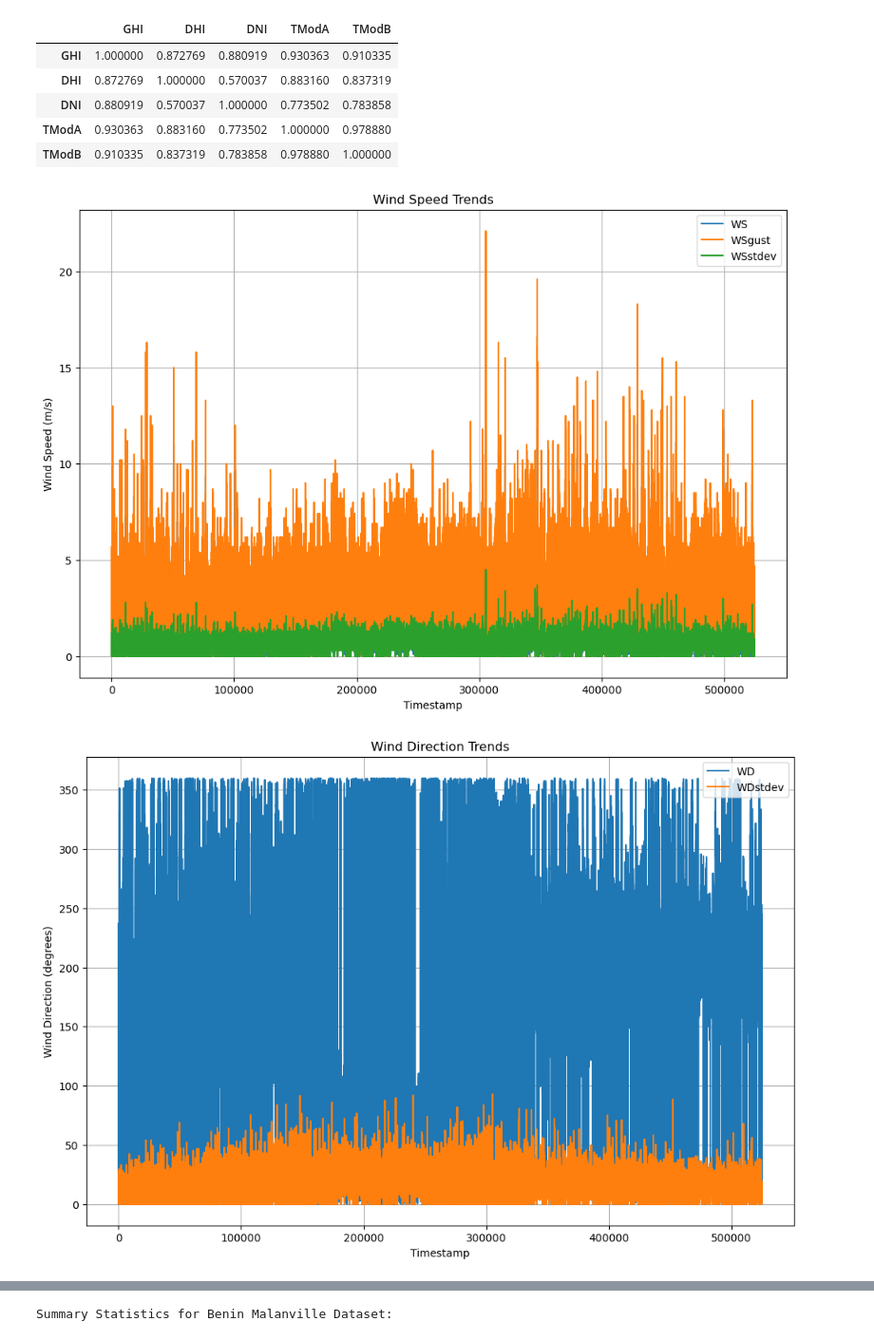
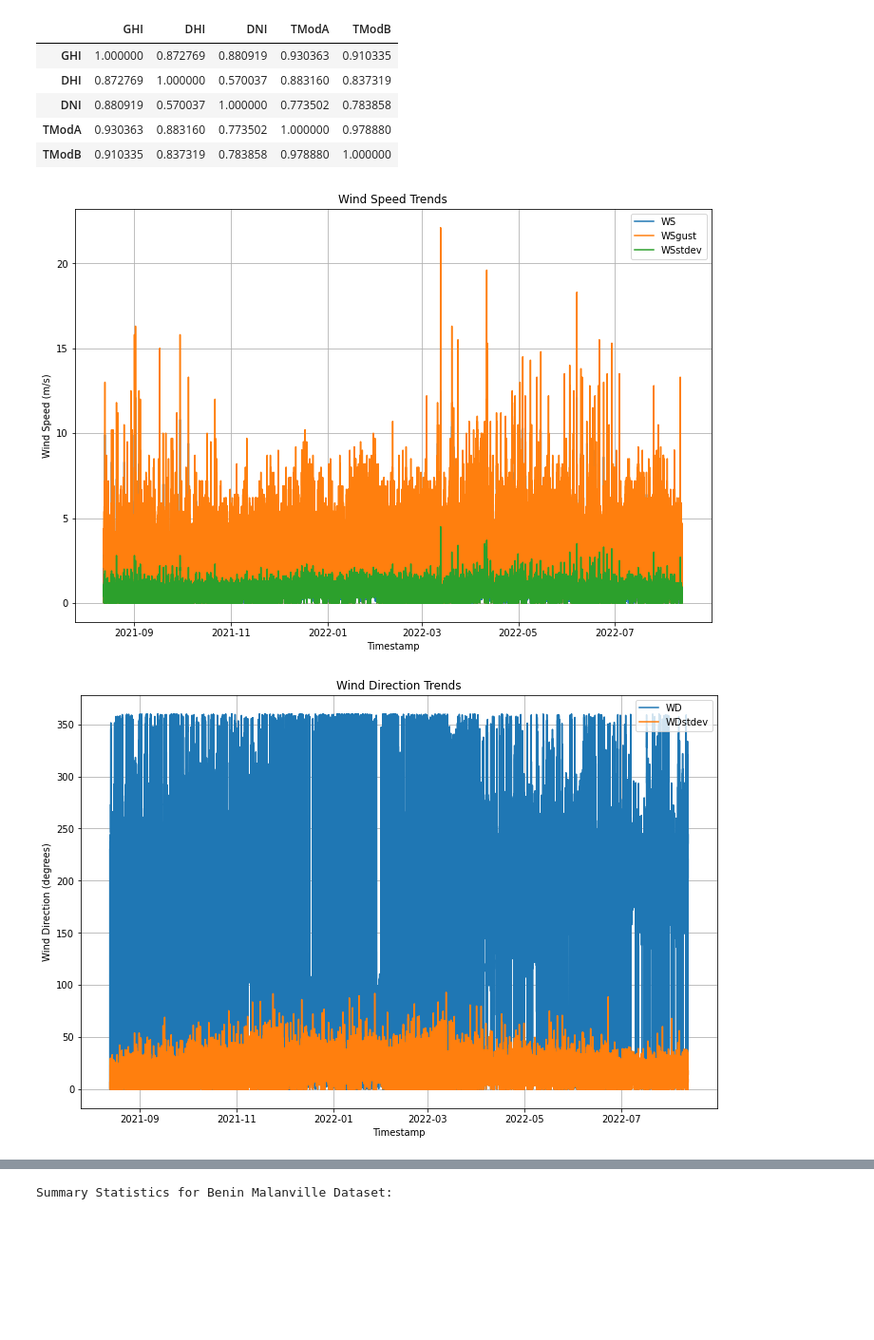
Before and after one commit to Yaadee/10-Academy-week-0, a Jupyter notebook: notebooks/EDA.ipynb, the cells around one changed output, grey strips where cells are left out. Shown at 95% size. Saved outputs shown, nothing was run; the diff lists cells and outputs as text; code cells hidden in the pictures; blank space fills up the shorter version.

```diff
--- a/notebooks/EDA.ipynb
+++ b/notebooks/EDA.ipynb
@@ -578,9 +575,9 @@ wdstdev_data = pd.to_numeric(data_Benin_parakou['WDstdev'], errors='coerce').dro
 
 # Plot wind speed data
 plt.figure(figsize=(12, 8))
-plt.plot(data_Benin_parakou.index.to_numpy()[:len(ws_data)], ws_data, label='WS')
-plt.plot(data_Benin_parakou.index.to_numpy()[:len(wsgust_data)], wsgust_data, label='WSgust')
-plt.plot(data_Benin_parakou.index.to_numpy()[:len(wsstdev_data)], wsstdev_data, label='WSstdev')
+plt.plot(data_Benin_parakou['Timestamp'].to_numpy()[:len(ws_data)], ws_data, label='WS')
+plt.plot(data_Benin_parakou['Timestamp'].to_numpy()[:len(wsgust_data)], wsgust_data, label='WSgust')
+plt.plot(data_Benin_parakou['Timestamp'].to_numpy()[:len(wsstdev_data)], wsstdev_data, label='WSstdev')
 plt.xlabel('Timestamp')
 plt.ylabel('Wind Speed (m/s)')
 plt.title('Wind Speed Trends')
@@ -590,37 +587,37 @@ plt.show()
 
 # Plot wind direction data
 plt.figure(figsize=(12, 8))
-plt.plot(data_Benin_parakou.index.to_numpy()[:len(wd_data)], wd_data, label='WD')
-plt.plot(data_Benin_parakou.index.to_numpy()[:len(wdstdev_data)], wdstdev_data, label='WDstdev')
+plt.plot(data_Benin_parakou['Timestamp'].to_numpy()[:len(wd_data)], wd_data, label='WD')
+plt.plot(data_Benin_parakou['Timestamp'].to_numpy()[:len(wdstdev_data)], wdstdev_data, label='WDstdev')
 plt.xlabel('Timestamp')
 plt.ylabel('Wind Direction (degrees)')
 plt.title('Wind Direction Trends')
 plt.legend()
 plt.grid(True)
 plt.show()
 
 # Calculate summary statistics for wind speed
 wind_speed_stats = np.vstack((ws_data, wsgust_data, wsstdev_data)).T
 wind_speed_stats_summary = np.vstack((np.min(wind_speed_stats, axis=0),
                                       np.percentile(wind_speed_stats, 25, axis=0),
                                       np.median(wind_speed_stats, axis=0),
                                       np.percentile(wind_speed_stats, 75, axis=0),
                                       np.max(wind_speed_stats, axis=0)))
 print("Wind Speed Summary Statistics:")
 print(wind_speed_stats_summary)
 
 # Calculate summary statistics for wind direction
 wind_direction_stats = np.vstack((wd_data, wdstdev_data)).T
 wind_direction_stats_summary = np.vstack((np.min(wind_direction_stats, axis=0),
                                           np.percentile(wind_direction_stats, 25, axis=0),
                                           np.median(wind_direction_stats, axis=0),
                                           np.percentile(wind_direction_stats, 75, axis=0),
                                           np.max(wind_direction_stats, axis=0)))
 print("\nWind Direction Summary Statistics:")
 print(wind_direction_stats_summary)
 # %% [output]
-[figure, old version]
+[figure, new version]
-[figure, old version]
+[figure, new version]
 Wind Speed Summary Statistics:
 [[ 0.   0.   0. ]
  [ 1.3  1.9  0.4]
```
Also changed, not shown: parts of 18 cells of this notebook.
